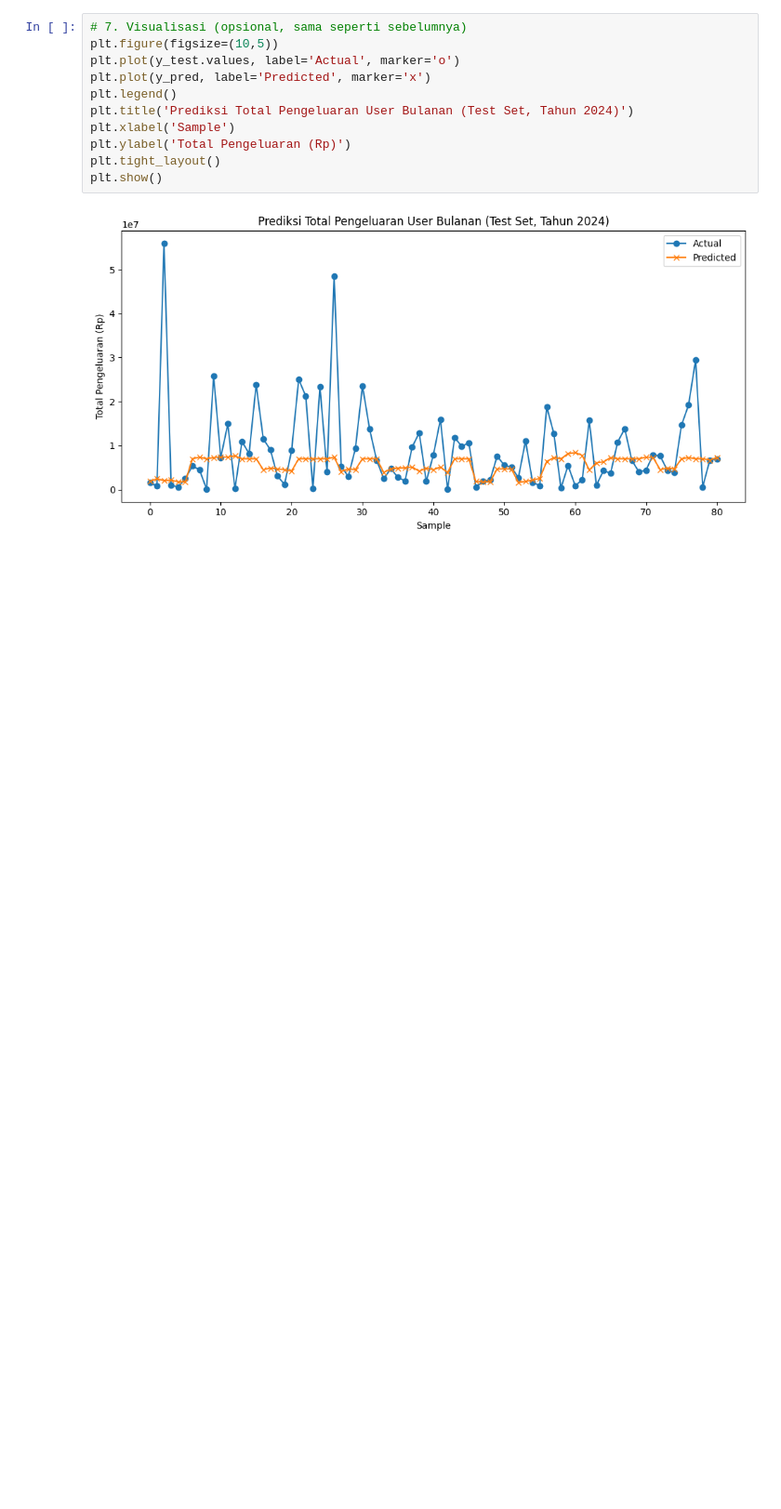
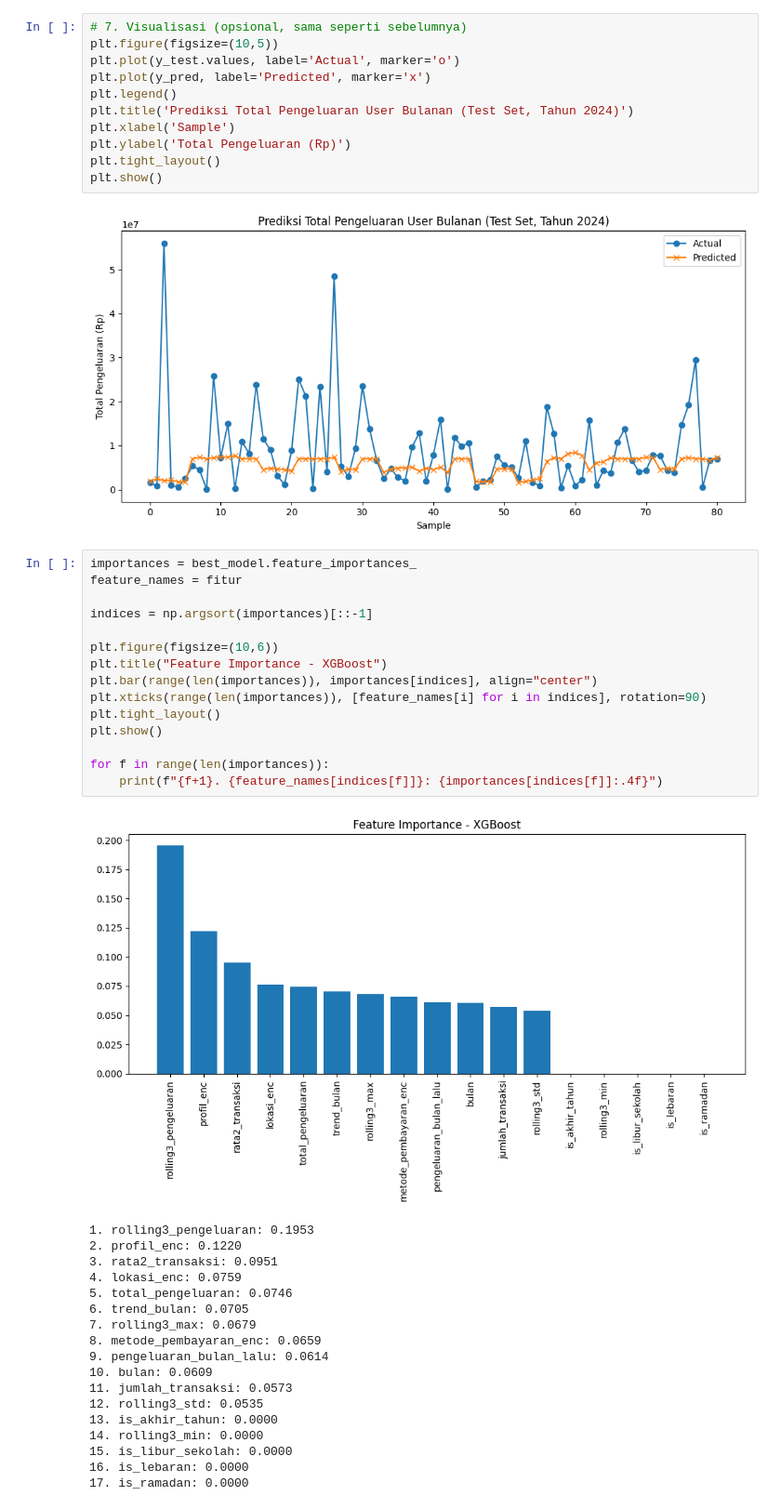
Before and after one commit to adenurchalisa/Capstone-Model, a Jupyter notebook: model_prediksi_1.ipynb, the cells around one changed output. Shown at 93% size. Saved outputs shown, nothing was run; the diff lists cells and outputs as text; blank space fills up the shorter version.

```diff
--- a/model_prediksi_1.ipynb
+++ b/model_prediksi_1.ipynb
@@ -197,3 +197,37 @@ plt.tight_layout()
 plt.show()
 # %% [output]
 [figure]
+# %%
+importances = best_model.feature_importances_
+feature_names = fitur
+
+indices = np.argsort(importances)[::-1]
+
+plt.figure(figsize=(10,6))
+plt.title("Feature Importance - XGBoost")
+plt.bar(range(len(importances)), importances[indices], align="center")
+plt.xticks(range(len(importances)), [feature_names[i] for i in indices], rotation=90)
+plt.tight_layout()
+plt.show()
+
+for f in range(len(importances)):
+    print(f"{f+1}. {feature_names[indices[f]]}: {importances[indices[f]]:.4f}")
+# %% [output]
+[figure, added]
+1. rolling3_pengeluaran: 0.1953
+2. profil_enc: 0.1220
+3. rata2_transaksi: 0.0951
+4. lokasi_enc: 0.0759
+5. total_pengeluaran: 0.0746
+6. trend_bulan: 0.0705
+7. rolling3_max: 0.0679
+8. metode_pembayaran_enc: 0.0659
+9. pengeluaran_bulan_lalu: 0.0614
+10. bulan: 0.0609
+11. jumlah_transaksi: 0.0573
+12. rolling3_std: 0.0535
+13. is_akhir_tahun: 0.0000
+14. rolling3_min: 0.0000
+15. is_libur_sekolah: 0.0000
+16. is_lebaran: 0.0000
+17. is_ramadan: 0.0000
```
Also changed, not shown: parts of 3 cells of this notebook.
